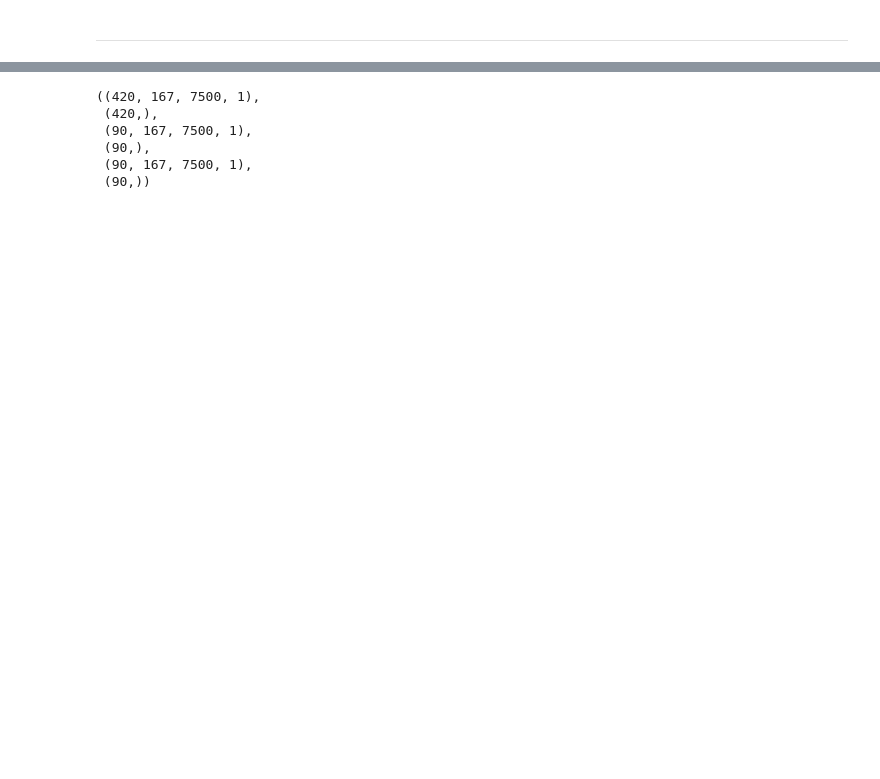
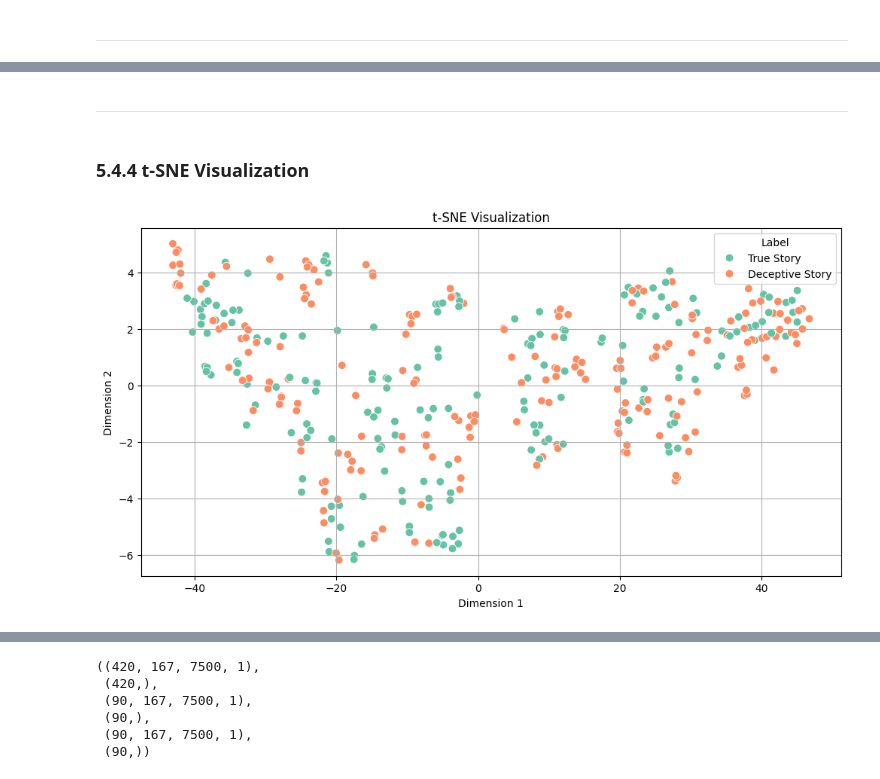
Before and after one commit to CharlesZZY/Truora, a Jupyter notebook: src/CBU5201_miniproject.ipynb, the cells around one changed output, grey strips where cells are left out. Saved outputs shown, nothing was run; the diff lists cells and outputs as text; code cells hidden in the pictures; blank space fills up the shorter version.

```diff
--- a/src/CBU5201_miniproject.ipynb
+++ b/src/CBU5201_miniproject.ipynb
@@ -1783,0 +1796,26 @@ plt.show()
+# %% [markdown]
+---
+# %% [markdown]
+### **5.4.4 t-SNE Visualization**
+# %%
+from sklearn.manifold import TSNE
+
+flattened_features = train_features.mean(axis=2)
+labels = train_labels
+
+tsne = TSNE(n_components=2, perplexity=30, n_iter=1000, random_state=42)
+tsne_result = tsne.fit_transform(flattened_features)
+
+tsne_df = pd.DataFrame(tsne_result, columns=["Dim1", "Dim2"])
+tsne_df["Label"] = labels
+
+plt.figure(figsize=(12, 6))
+sns.scatterplot(data=tsne_df, x="Dim1", y="Dim2", hue="Label", palette="Set2", s=60)
+plt.title("t-SNE Visualization")
+plt.xlabel("Dimension 1")
+plt.ylabel("Dimension 2")
+plt.legend(title="Label")
+plt.grid()
+plt.show()
+# %% [output]
+[figure, added]
```
Also changed, not shown: parts of 63 cells of this notebook, 2 other files.
